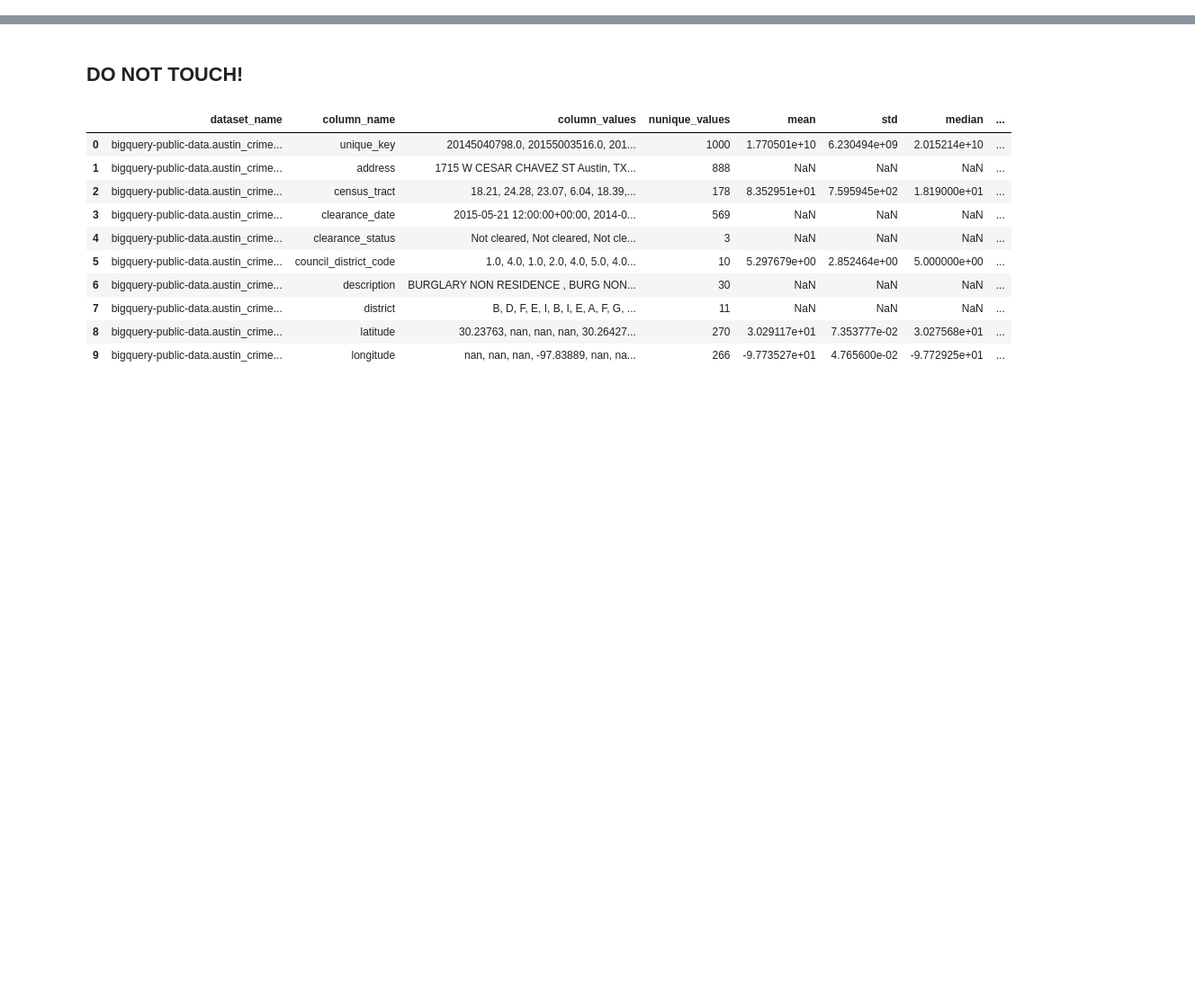
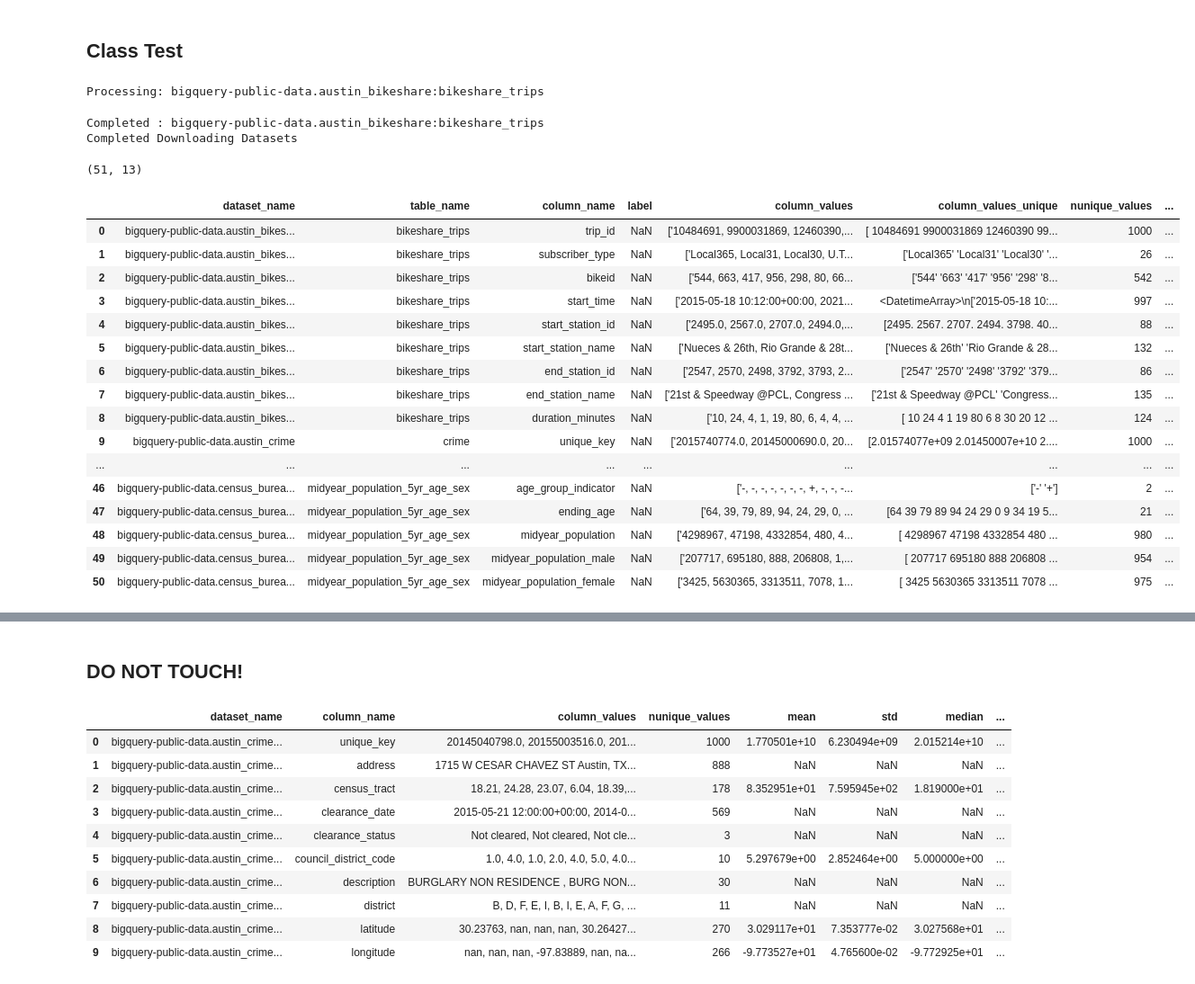
Before and after one commit to mareksherman/classipy, a Jupyter notebook: notebooks/AfroYak_GBQ.ipynb, the cells around one changed output, grey strips where cells are left out. Shown at 90% size. Drawn from its saved outputs; the diff is of its cells as text; code cells hidden in the pictures; blank space fills up the shorter version.

```diff
--- a/notebooks/AfroYak_GBQ.ipynb
+++ b/notebooks/AfroYak_GBQ.ipynb
@@ -77,0 +20,32 @@ for dataset_name in gbq_list[:3]:
+# %% [markdown]
+## Class Test
+# %%
+g = GBQDataset(n_datasets=1)
+g.download_datasets()
+# %% [output]
+Processing: bigquery-public-data.austin_bikeshare:bikeshare_trips
+Completed : bigquery-public-data.austin_bikeshare:bikeshare_trips
+Completed Downloading Datasets
+# %%
+test_df = pd.read_csv('raw_data/gbq_data.csv')
+print(test_df.shape)
+test_df
+# %% [output]
+(51, 13)
+|  | dataset_name | table_name | column_name | label | column_values | column_values_unique | nunique_values | ... |
+| 0 | bigquery-public-data.austin_bikes... | bikeshare_trips | trip_id | NaN | ['10484691, 9900031869, 12460390,... | [ 10484691 9900031869 12460390 99... | 1000 | ... |
+| 1 | bigquery-public-data.austin_bikes... | bikeshare_trips | subscriber_type | NaN | ['Local365, Local31, Local30, U.T... | ['Local365' 'Local31' 'Local30' '... | 26 | ... |
+| 2 | bigquery-public-data.austin_bikes... | bikeshare_trips | bikeid | NaN | ['544, 663, 417, 956, 298, 80, 66... | ['544' '663' '417' '956' '298' '8... | 542 | ... |
+| 3 | bigquery-public-data.austin_bikes... | bikeshare_trips | start_time | NaN | ['2015-05-18 10:12:00+00:00, 2021... | <DatetimeArray>\n['2015-05-18 10:... | 997 | ... |
+| 4 | bigquery-public-data.austin_bikes... | bikeshare_trips | start_station_id | NaN | ['2495.0, 2567.0, 2707.0, 2494.0,... | [2495. 2567. 2707. 2494. 3798. 40... | 88 | ... |
+| 5 | bigquery-public-data.austin_bikes... | bikeshare_trips | start_station_name | NaN | ['Nueces & 26th, Rio Grande & 28t... | ['Nueces & 26th' 'Rio Grande & 28... | 132 | ... |
+| 6 | bigquery-public-data.austin_bikes... | bikeshare_trips | end_station_id | NaN | ['2547, 2570, 2498, 3792, 3793, 2... | ['2547' '2570' '2498' '3792' '379... | 86 | ... |
+| 7 | bigquery-public-data.austin_bikes... | bikeshare_trips | end_station_name | NaN | ['21st & Speedway @PCL, Congress ... | ['21st & Speedway @PCL' 'Congress... | 135 | ... |
+| 8 | bigquery-public-data.austin_bikes... | bikeshare_trips | duration_minutes | NaN | ['10, 24, 4, 1, 19, 80, 6, 4, 4, ... | [ 10 24 4 1 19 80 6 8 30 20 12 ... | 124 | ... |
+| 9 | bigquery-public-data.austin_crime | crime | unique_key | NaN | ['2015740774.0, 20145000690.0, 20... | [2.01574077e+09 2.01450007e+10 2.... | 1000 | ... |
+| ... | ... | ... | ... | ... | ... | ... | ... | ... |
+| 46 | bigquery-public-data.census_burea... | midyear_population_5yr_age_sex | age_group_indicator | NaN | ['-, -, -, -, -, -, -, +, -, -, -... | ['-' '+'] | 2 | ... |
+| 47 | bigquery-public-data.census_burea... | midyear_population_5yr_age_sex | ending_age | NaN | ['64, 39, 79, 89, 94, 24, 29, 0, ... | [64 39 79 89 94 24 29 0 9 34 19 5... | 21 | ... |
+| 48 | bigquery-public-data.census_burea... | midyear_population_5yr_age_sex | midyear_population | NaN | ['4298967, 47198, 4332854, 480, 4... | [ 4298967 47198 4332854 480 ... | 980 | ... |
+| 49 | bigquery-public-data.census_burea... | midyear_population_5yr_age_sex | midyear_population_male | NaN | ['207717, 695180, 888, 206808, 1,... | [ 207717 695180 888 206808 ... | 954 | ... |
+| 50 | bigquery-public-data.census_burea... | midyear_population_5yr_age_sex | midyear_population_female | NaN | ['3425, 5630365, 3313511, 7078, 1... | [ 3425 5630365 3313511 7078 ... | 975 | ... |
```
Also changed, not shown: parts of 8 cells of this notebook, 6 other files.
